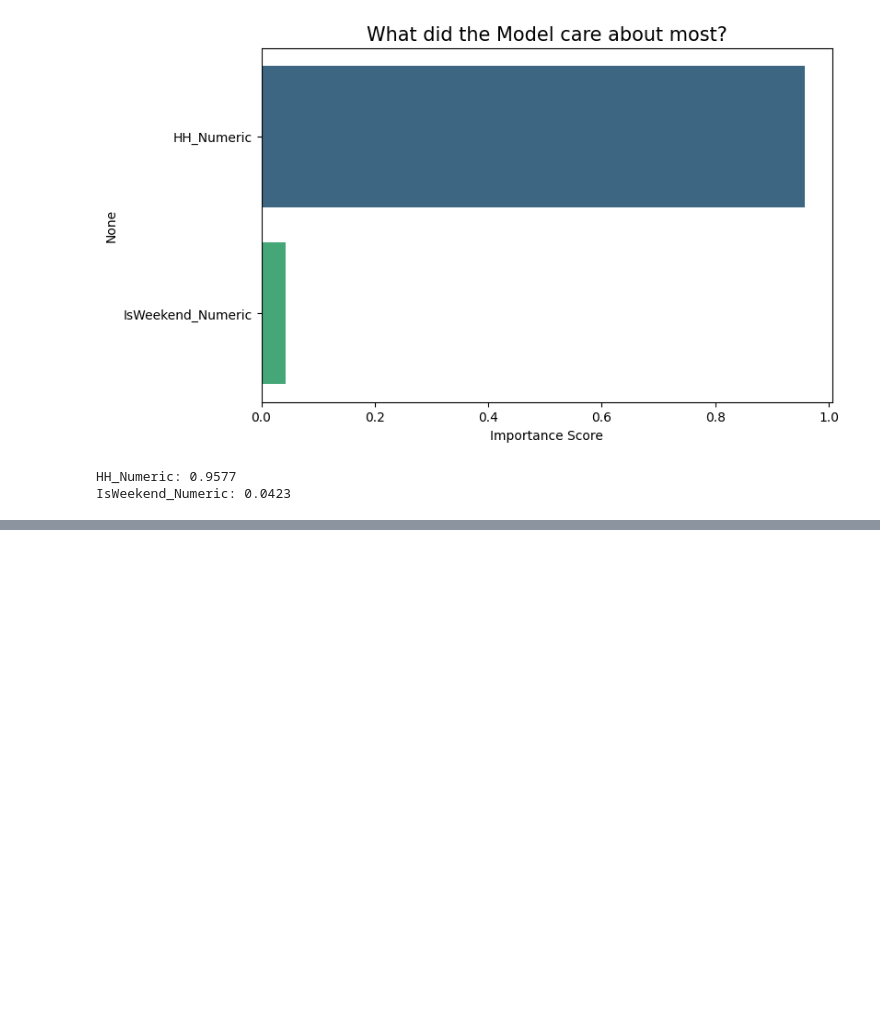
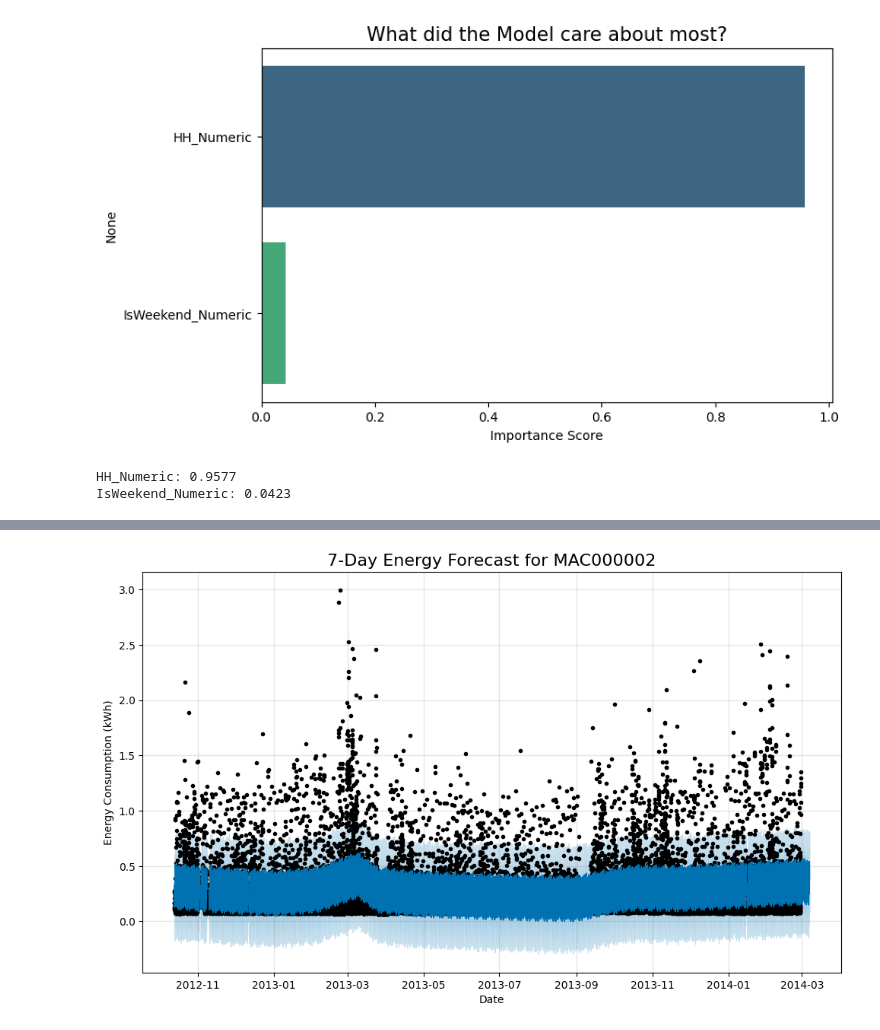
Before and after one commit to Kennyg-w/smart-meter-energy-analysis, a Jupyter notebook: notebooks/analysis.ipynb, the cells around one changed output, grey strips where cells are left out. Saved outputs shown, nothing was run; the diff lists cells and outputs as text; code cells hidden in the pictures; blank space fills up the shorter version.

```diff
--- a/notebooks/analysis.ipynb
+++ b/notebooks/analysis.ipynb
@@ -443,0 +512,15 @@ IsWeekend_Numeric: 0.0423
+# %%
+from prophet import Prophet
+
+# 1. Prepare the data for Prophet
+# We need to combine 'day' and 'HH_Numeric' into a single timestamp
+df_prophet = df_ts.copy()
+df_prophet['ds'] = df_prophet['day'] + pd.to_timedelta(df_prophet['HH_Numeric'] * 30, unit='m')
+df_prophet = df_prophet[['ds', 'Energy_kWh']].rename(columns={'Energy_kWh': 'y'})
+
+# 2. Initialize and Train the Prophet Model
+# we disable "daily" because we have half-hourly data (which handles daily)
+model_p = Prophet(changepoint_prior_scale=0.05, daily_seasonality=True)
+model_p.fit(df_prophet)
+
+print("Prophet Forecasting Model Trained! 🔮")
@@ -443,0 +531,15 @@ IsWeekend_Numeric: 0.0423
+# %%
+# 1. Create a "Future" dataframe for the next 7 days (48 slots * 7 days = 336 slots)
+future = model_p.make_future_dataframe(periods=336, freq='30min')
+
+# 2. Predict the future
+forecast = model_p.predict(future)
+
+# 3. Plot the Forecast
+fig1 = model_p.plot(forecast)
+plt.title(f'7-Day Energy Forecast for {target_id}', fontsize=16)
+plt.xlabel('Date')
+plt.ylabel('Energy Consumption (kWh)')
+plt.show()
+# %% [output]
+[figure, added]
```
Also changed, not shown: parts of 4 cells of this notebook.
